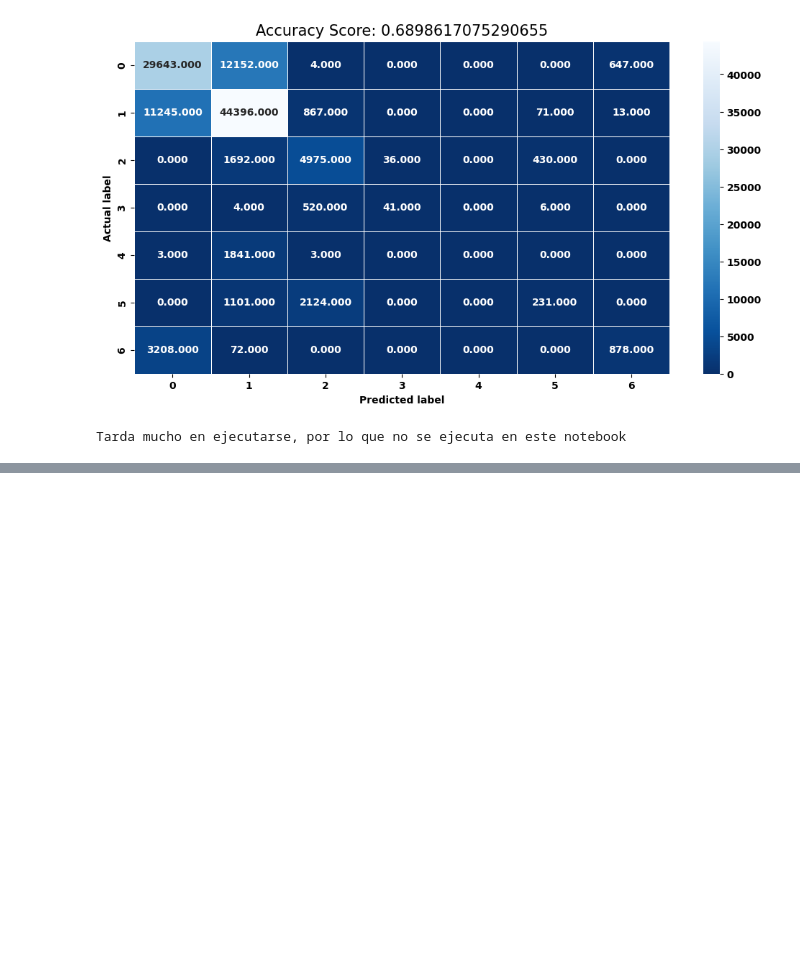
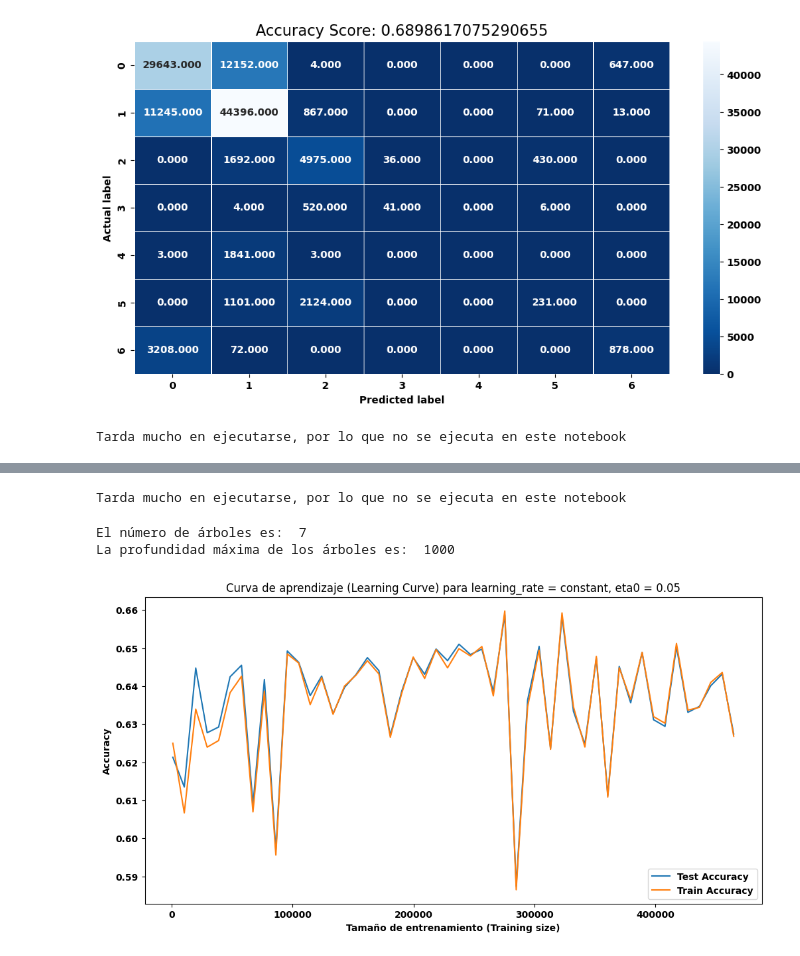
Before and after one commit to Enriquepardo/Examen-EDA, a Jupyter notebook: DataSet.ipynb, the cells around one changed output, grey strips where cells are left out. Cells and saved outputs as stored; diff of their text form; code cells hidden in the pictures; blank space fills up the shorter version.

```diff
--- a/DataSet.ipynb
+++ b/DataSet.ipynb
@@ -629,0 +767,45 @@ Tarda mucho en ejecutarse, por lo que no se ejecuta en este notebook
+# %%
+#  curva_complejidad_XGB('constant',0.05)
+print('Tarda mucho en ejecutarse, por lo que no se ejecuta en este notebook')
+# %% [output]
+Tarda mucho en ejecutarse, por lo que no se ejecuta en este notebook
+# %%
+#  Consultamos el número y la profundidad máxima de los árboles del bosque creado en el paso anterior.
+print('El número de árboles es: ', modelo_arbol.n_iter_)
+print('La profundidad máxima de los árboles es: ', modelo_arbol.max_iter)
+# %% [output]
+El número de árboles es:  7
+La profundidad máxima de los árboles es:  1000
+# %%
+#  Hacemos la grafica de learning curve para estos modelos
+def curva_aprendizaje_XGB(learning_rate, eta0):
+    #  Generamos la estructura del árbol
+    modelo_arbol = SGDClassifier(learning_rate='constant', eta0=0.05, random_state=100)
+
+    #  Creamos un listado de los tamaños de subconjuntos de datos de entrenamiento
+    num_samples = np.linspace(1000, X_train.shape[0]).astype(int)
+
+    #  Generamos previamente los vectores necesarios para ir calculando y guardando el rendimiento de los árboles
+    train_scores = np.zeros(num_samples.size)
+    test_scores = np.zeros(num_samples.size)
+
+    for i in range(num_samples.size):
+        #  Generamos un árbol para cada subconjunto de datos de entrenamiento y lo ajustamos
+        modelo_arbol.fit(X_train[:num_samples[i]], y_train[:num_samples[i]])
+
+        #  Calculamos la precisión en los conjuntos de entrenamiento y prueba
+        train_scores[i] = accuracy_score(y_train[:num_samples[i]], modelo_arbol.predict(X_train[:num_samples[i]]))
+        test_scores[i] = accuracy_score(y_test, modelo_arbol.predict(X_test))
+
+    # Graficamos la precisión de entrenamiento versus prueba
+    plt.plot(num_samples, test_scores, label='Test Accuracy')
+    plt.plot(num_samples, train_scores, label='Train Accuracy')
+    plt.title('Curva de aprendizaje (Learning Curve) para learning_rate = %s, eta0 = %s' % (learning_rate, eta0))
+    plt.xlabel('Tamaño de entrenamiento (Training size)')
+    plt.ylabel('Accuracy')
+    plt.legend(loc='lower right')
+    plt.show()
+
+curva_aprendizaje_XGB('constant', 0.05)
+# %% [output]
+[figure, added]
```
Also changed, not shown: parts of 27 cells of this notebook.
